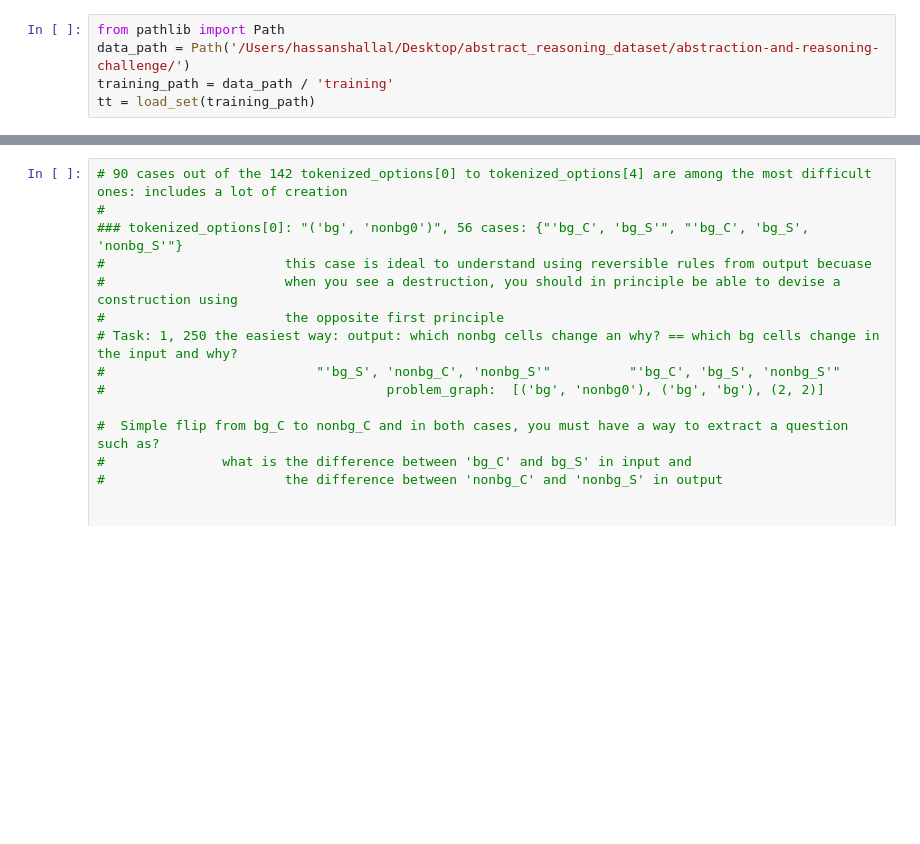
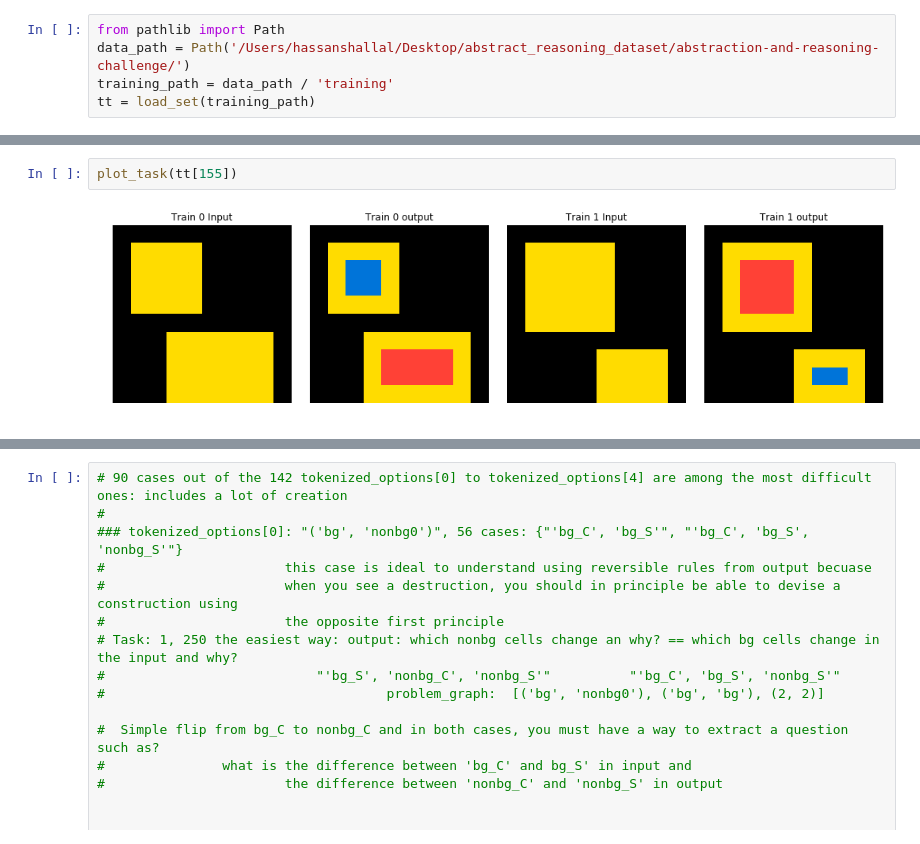
Before and after one commit to hassanshallal/ARCsolver, a Jupyter notebook: ARCSolverV02.ipynb, the cells around one changed output, grey strips where cells are left out. Drawn from its saved outputs; the diff is of its cells as text; blank space fills up the shorter version.

```diff
--- a/ARCSolverV02.ipynb
+++ b/ARCSolverV02.ipynb
@@ -15 +98,5 @@ tt = load_set(training_path)
+# %%
+plot_task(tt[155])
+# %% [output]
+[figure, added]
 # %%
```
Also changed, not shown: parts of 27 cells of this notebook, 6 other files.
